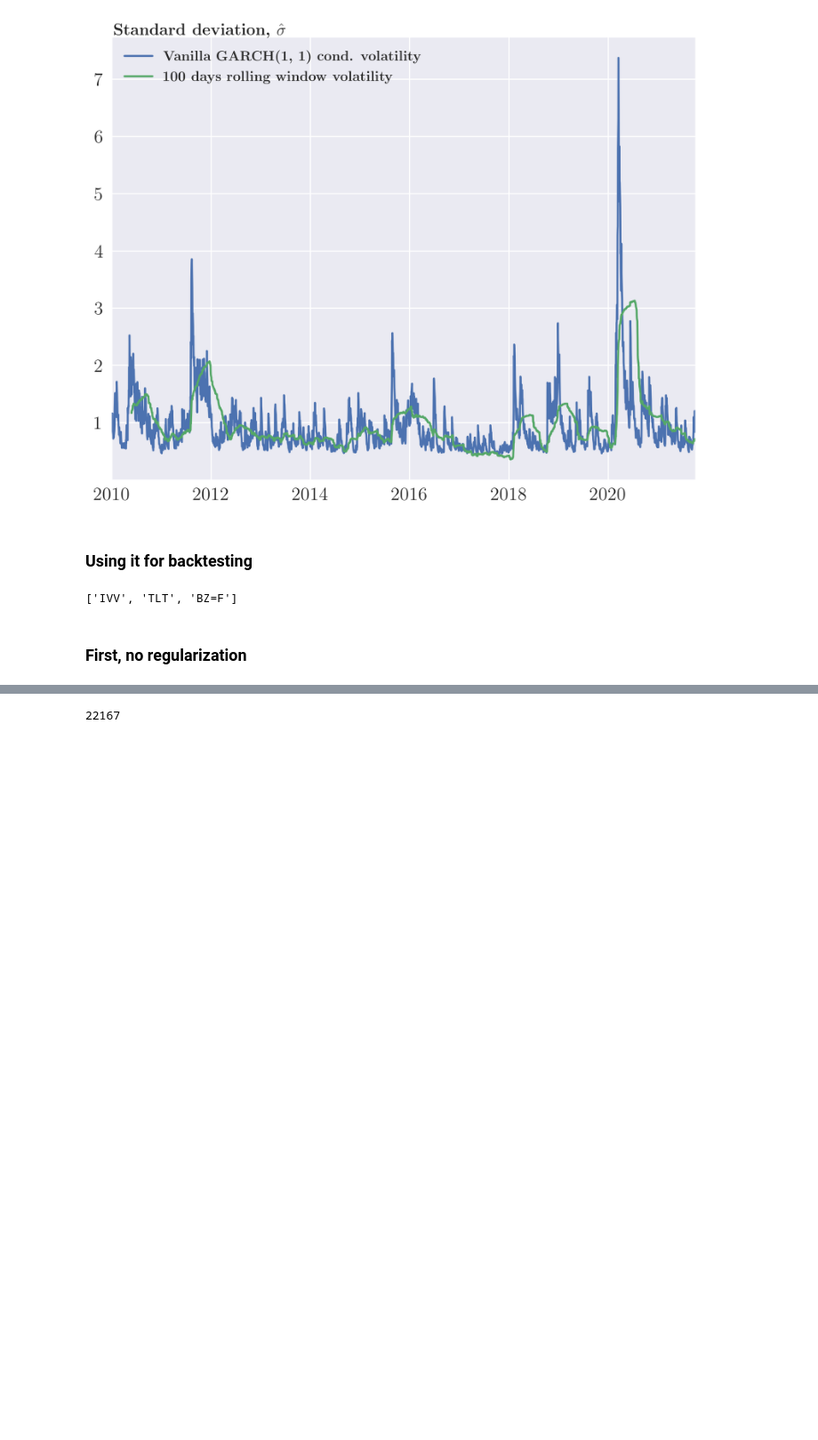
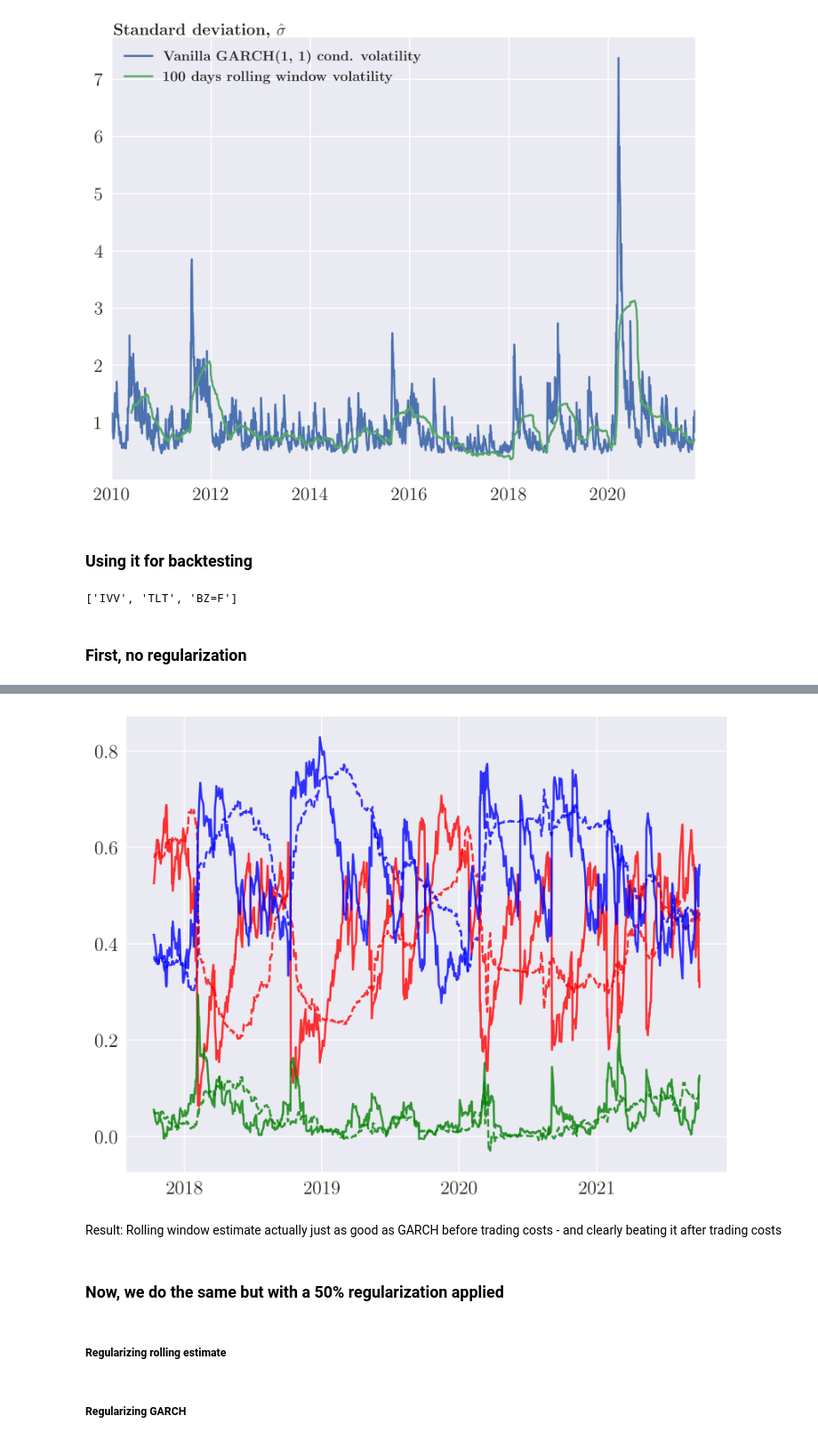
Before and after one commit to neriksen/thesis, a Jupyter notebook: backtesting/GARCHvsEmpirical_vol.ipynb, the cells around one changed output, grey strips where cells are left out. Shown at 89% size. Saved outputs shown, nothing was run; the diff lists cells and outputs as text; code cells hidden in the pictures; blank space fills up the shorter version.

Commit message:
Added regularized versions of GARCH and rolling window vol

```diff
--- a/backtesting/GARCHvsEmpirical_vol.ipynb
+++ b/backtesting/GARCHvsEmpirical_vol.ipynb
@@ -98,5 +62,29 @@ Omega_ts
-# %%
-# Naive rolling window estimate
-len(in_sample.rolling(100).cov().values)
-# %% [output]
-22167
+# %%
+GARCH_weights_no_reg = db.calc_weights_garch_no_trading_cost(Omega_ts_no_reg)
+
+weight_index = pd.to_datetime(in_sample.index[[-1]].union(out_of_sample.index))
+GARCH_weights_no_reg = pd.DataFrame(GARCH_weights_no_reg, columns=tickers, index=weight_index)
+# %%
+# Construct dataset with burn-in period
+returns_for_rolling = pd.concat([in_sample.iloc[-len_rolling_window-1:-1], out_of_sample])
+# %%
+# Naive rolling window estimate
+rolling_estimate = returns_for_rolling.rolling(len_rolling_window).cov().values[(len_rolling_window-1)*3:]
+naive_covars = []
+
+for i, val in enumerate(rolling_estimate):
+    if i % 3 == 0 and i !=0:
+        naive_covars.append(rolling_estimate[i-3:i])
+# %%
+rolling_weights_no_reg = pd.DataFrame(db.calc_weights_garch_no_trading_cost(naive_covars, False),
+                            index=GARCH_weights_no_reg.index,
+                            columns=GARCH_weights_no_reg.columns)
+# %%
+fig, ax = plt.subplots(1, 1, figsize=(9,7), dpi=300)
+ax.set_prop_cycle(cycler(color=['red', 'blue', 'green']))
+ax.plot(rolling_weights_no_reg, linestyle="--", alpha=0.8)
+ax.plot(GARCH_weights_no_reg, alpha=0.8)
+ax.xaxis.set_major_locator(YearLocator())
+ax.xaxis.set_major_formatter(DateFormatter("%Y"))
+# %% [output]
+[figure, added]
@@ -102,0 +97,6 @@ len(in_sample.rolling(100).cov().values)
+# %% [markdown]
+Result: Rolling window estimate actually just as good as GARCH before trading costs - and clearly beating it after trading costs
+# %% [markdown]
+### Now, we do the same but with a 50% regularization applied
+# %% [markdown]
+##### Regularizing rolling estimate
@@ -102,0 +112,2 @@ len(in_sample.rolling(100).cov().values)
+# %% [markdown]
+##### Regularizing GARCH
```
Also changed, not shown: parts of 18 cells of this notebook.
